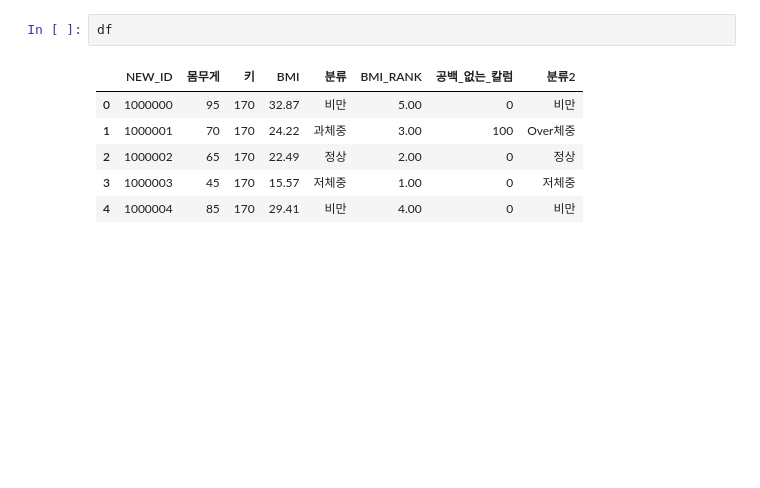
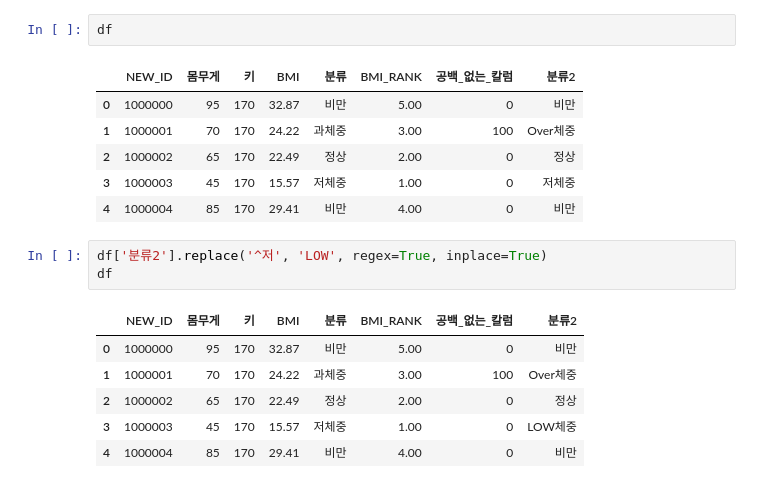
Before and after one commit to ctak/python-notebook, a Jupyter notebook: Notebook/20220309.Pandas_eval/Pandas_eval.ipynb, the cells around one changed output. Drawn from its saved outputs; the diff is of its cells as text; blank space fills up the shorter version.

Commit message:
Pandas Regex

```diff
--- a/Notebook/20220309.Pandas_eval/Pandas_eval.ipynb
+++ b/Notebook/20220309.Pandas_eval/Pandas_eval.ipynb
@@ -195,3 +195,13 @@ df
 | 2 | 1000002 | 65 | 170 | 22.49 | 정상 | 2.00 | 0 | 정상 |
 | 3 | 1000003 | 45 | 170 | 15.57 | 저체중 | 1.00 | 0 | 저체중 |
 | 4 | 1000004 | 85 | 170 | 29.41 | 비만 | 4.00 | 0 | 비만 |
+# %%
+df['분류2'].replace('^저', 'LOW', regex=True, inplace=True)
+df
+# %% [output]
+|  | NEW_ID | 몸무게 | 키 | BMI | 분류 | BMI_RANK | 공백_없는_칼럼 | 분류2 |
+| 0 | 1000000 | 95 | 170 | 32.87 | 비만 | 5.00 | 0 | 비만 |
+| 1 | 1000001 | 70 | 170 | 24.22 | 과체중 | 3.00 | 100 | Over체중 |
+| 2 | 1000002 | 65 | 170 | 22.49 | 정상 | 2.00 | 0 | 정상 |
+| 3 | 1000003 | 45 | 170 | 15.57 | 저체중 | 1.00 | 0 | LOW체중 |
+| 4 | 1000004 | 85 | 170 | 29.41 | 비만 | 4.00 | 0 | 비만 |
```
Also changed, not shown: 2 other files.
